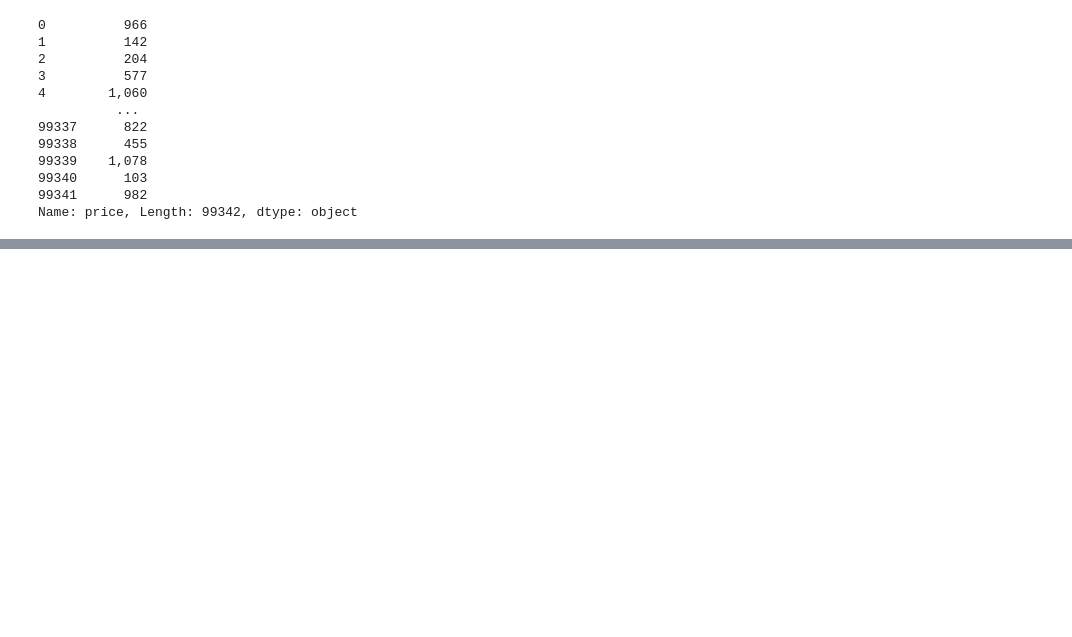
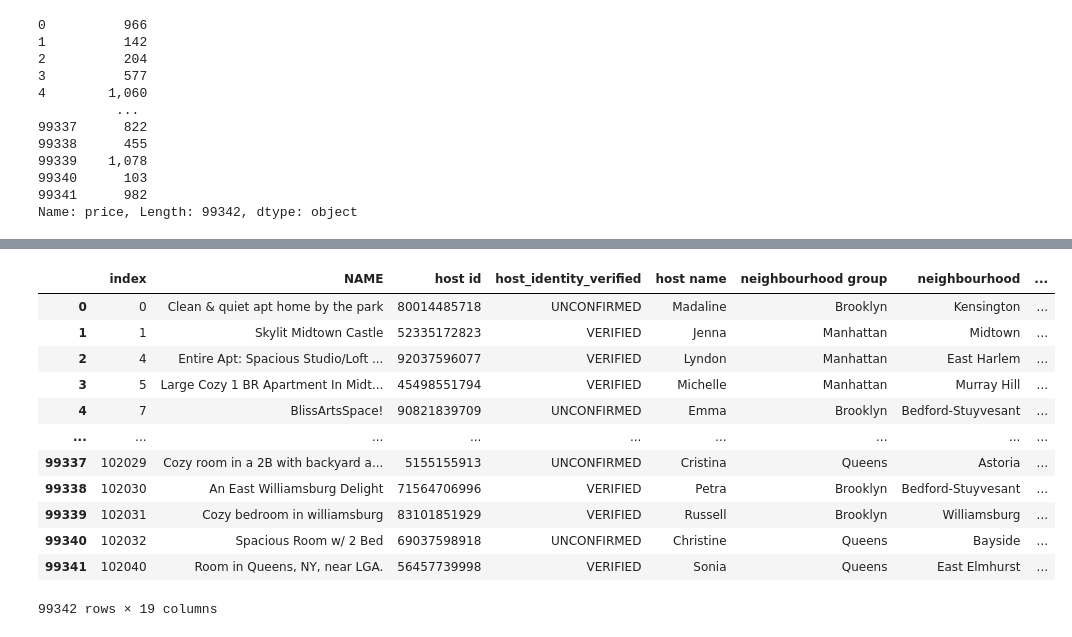
Before and after one commit to Shashankreddy734/Data_Cleaning, a Jupyter notebook: Data_Cleaning_Airbnb.ipynb, the cells around one changed output, grey strips where cells are left out. Saved outputs shown, nothing was run; the diff lists cells and outputs as text; code cells hidden in the pictures; blank space fills up the shorter version.

```diff
--- a/Data_Cleaning_Airbnb.ipynb
+++ b/Data_Cleaning_Airbnb.ipynb
@@ -289,0 +300,2 @@ df["price"]=df["price"].astype(int)
+# %%
+df["service fee"]=df["service fee"].str.replace("$","")
@@ -289,0 +317,2 @@ df["price"]=df["price"].astype(int)
+# %%
+df["service fee"]=df["service fee"].astype(int)
@@ -290,2 +334,18 @@ df["price"]=df["price"].astype(int)
+# %%
+df
+# %% [output]
+|  | index | NAME | host id | host_identity_verified | host name | neighbourhood group | neighbourhood | ... |
+| 0 | 0 | Clean & quiet apt home by the park | 80014485718 | UNCONFIRMED | Madaline | Brooklyn | Kensington | ... |
+| 1 | 1 | Skylit Midtown Castle | 52335172823 | VERIFIED | Jenna | Manhattan | Midtown | ... |
+| 2 | 4 | Entire Apt: Spacious Studio/Loft ... | 92037596077 | VERIFIED | Lyndon | Manhattan | East Harlem | ... |
+| 3 | 5 | Large Cozy 1 BR Apartment In Midt... | 45498551794 | VERIFIED | Michelle | Manhattan | Murray Hill | ... |
+| 4 | 7 | BlissArtsSpace! | 90821839709 | UNCONFIRMED | Emma | Brooklyn | Bedford-Stuyvesant | ... |
+| ... | ... | ... | ... | ... | ... | ... | ... | ... |
+| 99337 | 102029 | Cozy room in a 2B with backyard a... | 5155155913 | UNCONFIRMED | Cristina | Queens | Astoria | ... |
+| 99338 | 102030 | An East Williamsburg Delight | 71564706996 | VERIFIED | Petra | Brooklyn | Bedford-Stuyvesant | ... |
+| 99339 | 102031 | Cozy bedroom in williamsburg | 83101851929 | VERIFIED | Russell | Brooklyn | Williamsburg | ... |
+| 99340 | 102032 | Spacious Room w/ 2 Bed | 69037598918 | UNCONFIRMED | Christine | Queens | Bayside | ... |
+| 99341 | 102040 | Room in Queens, NY, near LGA. | 56457739998 | VERIFIED | Sonia | Queens | East Elmhurst | ... |
+99342 rows × 19 columns
 # %%
 # if we want to export cleaned data file
```
Also changed, not shown: parts of 25 cells of this notebook.
